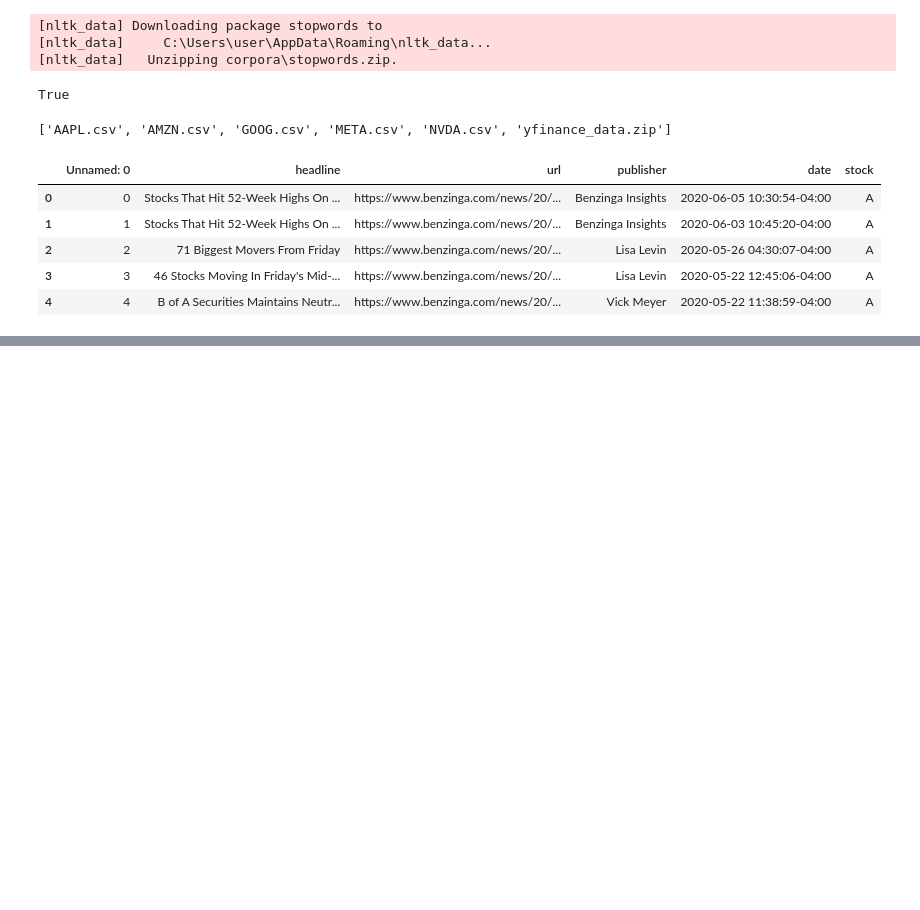
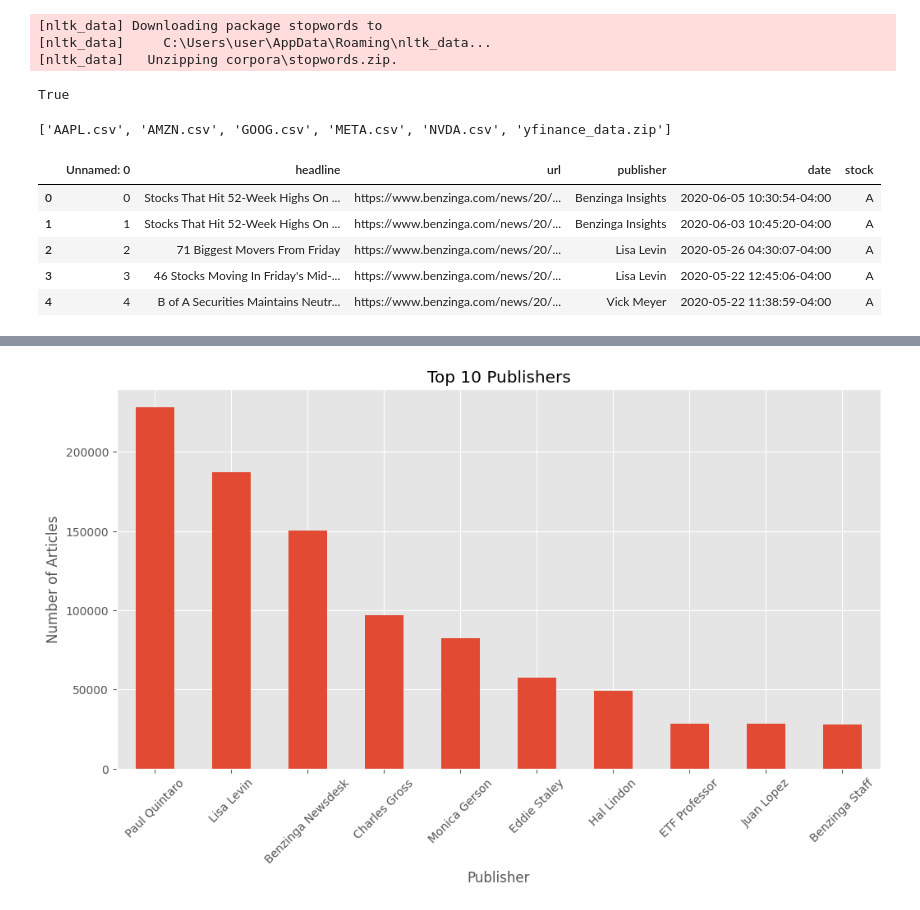
Before and after one commit to Benareyo/news-sentiment-analysis, a Jupyter notebook: notebooks/task_1_eda.ipynb, the cells around one changed output, grey strips where cells are left out. Drawn from its saved outputs; the diff is of its cells as text; code cells hidden in the pictures; blank space fills up the shorter version.

```diff
--- a/notebooks/task_1_eda.ipynb
+++ b/notebooks/task_1_eda.ipynb
@@ -40,0 +110,4 @@ df.head()
+# %%
+top_publishers = df["publisher"].value_counts().head(10)
+
+top_publishers
@@ -40,0 +127,14 @@ df.head()
+# %%
+plt.figure(figsize=(12,6))
+
+top_publishers.plot(kind="bar")
+
+plt.title("Top 10 Publishers")
+plt.xlabel("Publisher")
+plt.ylabel("Number of Articles")
+
+plt.xticks(rotation=45)
+
+plt.show()
+# %% [output]
+[figure, added]
```
Also changed, not shown: parts of 10 cells of this notebook.
